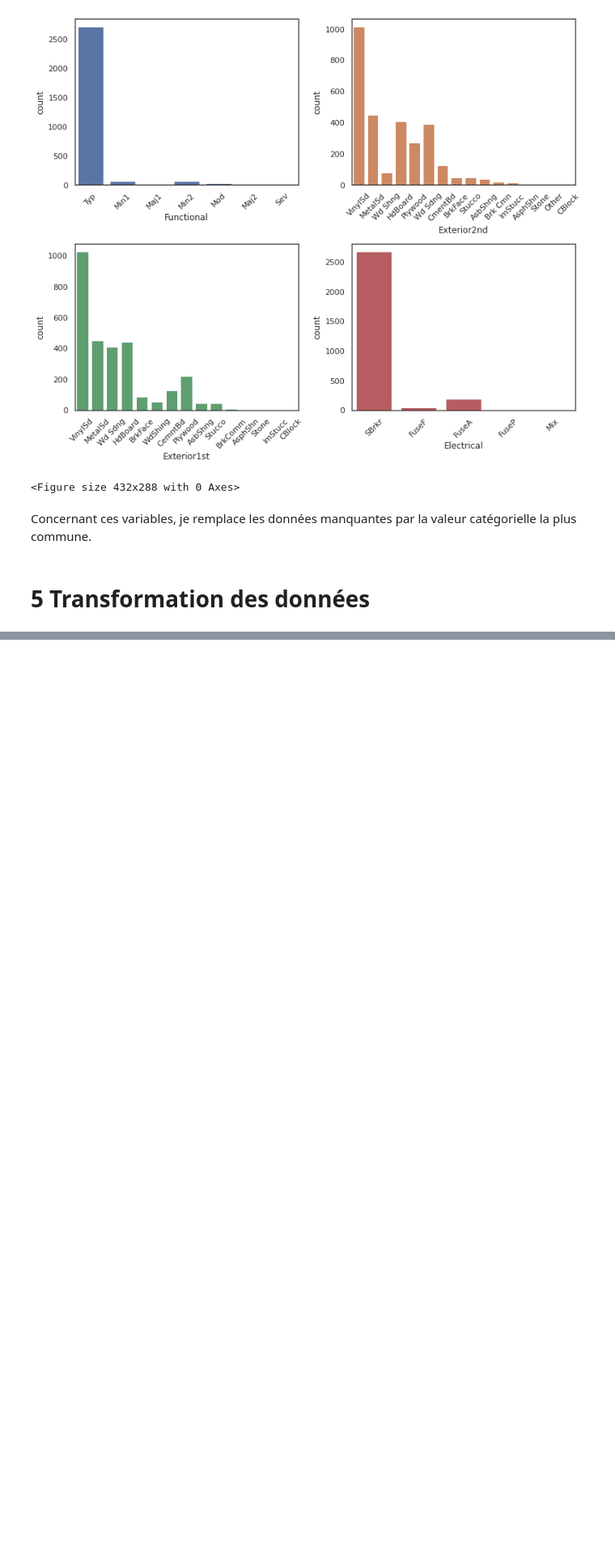
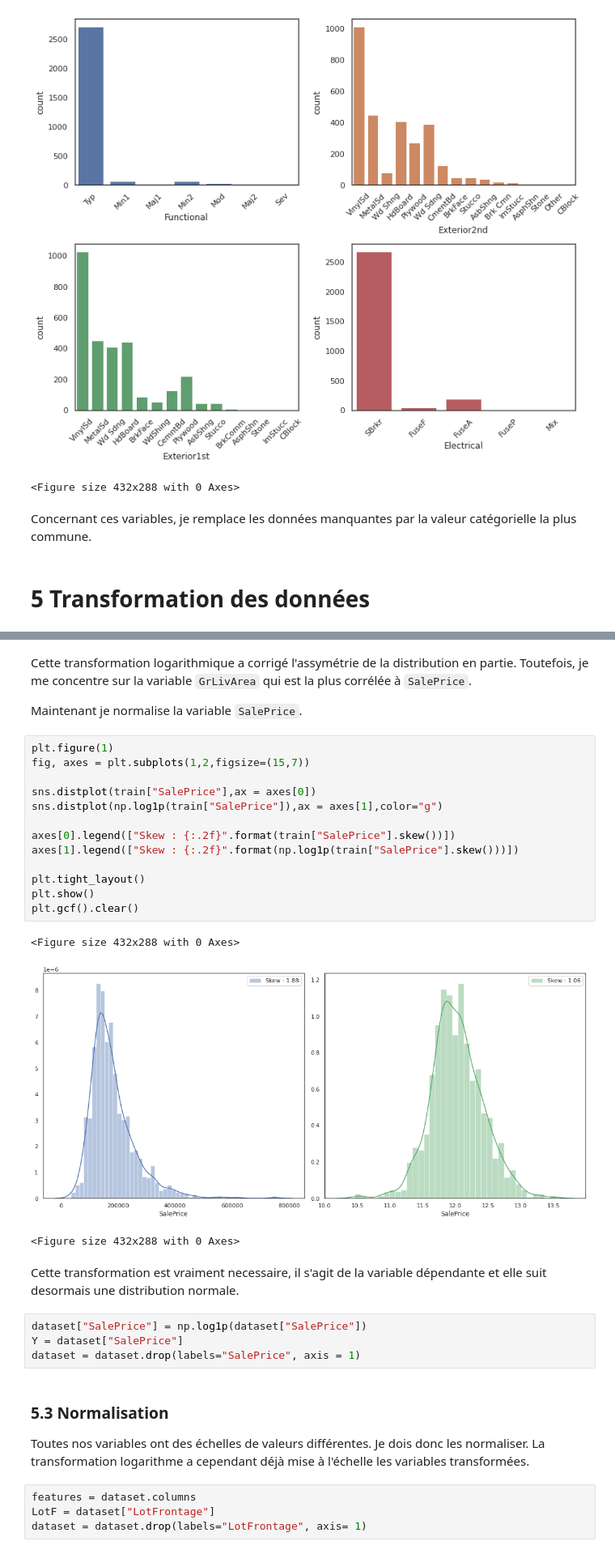
Before and after one commit to Grelot/machine_learning_demo, a Jupyter notebook: house_prices_advanced_regression_techiques.ipynb, the cells around one changed output, grey strips where cells are left out. Shown at 81% size. Saved outputs shown, nothing was run; the diff lists cells and outputs as text; blank space fills up the shorter version.

```diff
--- a/house_prices_advanced_regression_techiques.ipynb
+++ b/house_prices_advanced_regression_techiques.ipynb
@@ -355,0 +443,35 @@ Concernant ces variables, je remplace les données manquantes par la valeur cat
+# %% [markdown]
+Cette transformation logarithmique a corrigé l'assymétrie de la distribution en partie. Toutefois, je me concentre sur la variable `GrLivArea` qui est la plus corrélée à `SalePrice`.
+
+Maintenant je normalise la variable `SalePrice`.
+# %%
+plt.figure(1)
+fig, axes = plt.subplots(1,2,figsize=(15,7))
+
+sns.distplot(train["SalePrice"],ax = axes[0])
+sns.distplot(np.log1p(train["SalePrice"]),ax = axes[1],color="g")
+
+axes[0].legend(["Skew : {:.2f}".format(train["SalePrice"].skew())])
+axes[1].legend(["Skew : {:.2f}".format(np.log1p(train["SalePrice"].skew()))])
+
+plt.tight_layout()
+plt.show()
+plt.gcf().clear()
+# %% [output]
+<Figure size 432x288 with 0 Axes>
+[figure, added]
+<Figure size 432x288 with 0 Axes>
+# %% [markdown]
+Cette transformation est vraiment necessaire, il s'agit de la variable dépendante et elle suit desormais une distribution normale.
+# %%
+dataset["SalePrice"] = np.log1p(dataset["SalePrice"])
+Y = dataset["SalePrice"]
+dataset = dataset.drop(labels="SalePrice", axis = 1)
+# %% [markdown]
+### 5.3 Normalisation
+
+Toutes nos variables ont des échelles de valeurs différentes. Je dois donc les normaliser. La transformation logarithme a cependant déjà mise à l'échelle les variables transformées.
+# %%
+features = dataset.columns
+LotF = dataset["LotFrontage"]
+dataset = dataset.drop(labels="LotFrontage", axis= 1)
```
Also changed, not shown: parts of 15 cells of this notebook, 1 other file.
